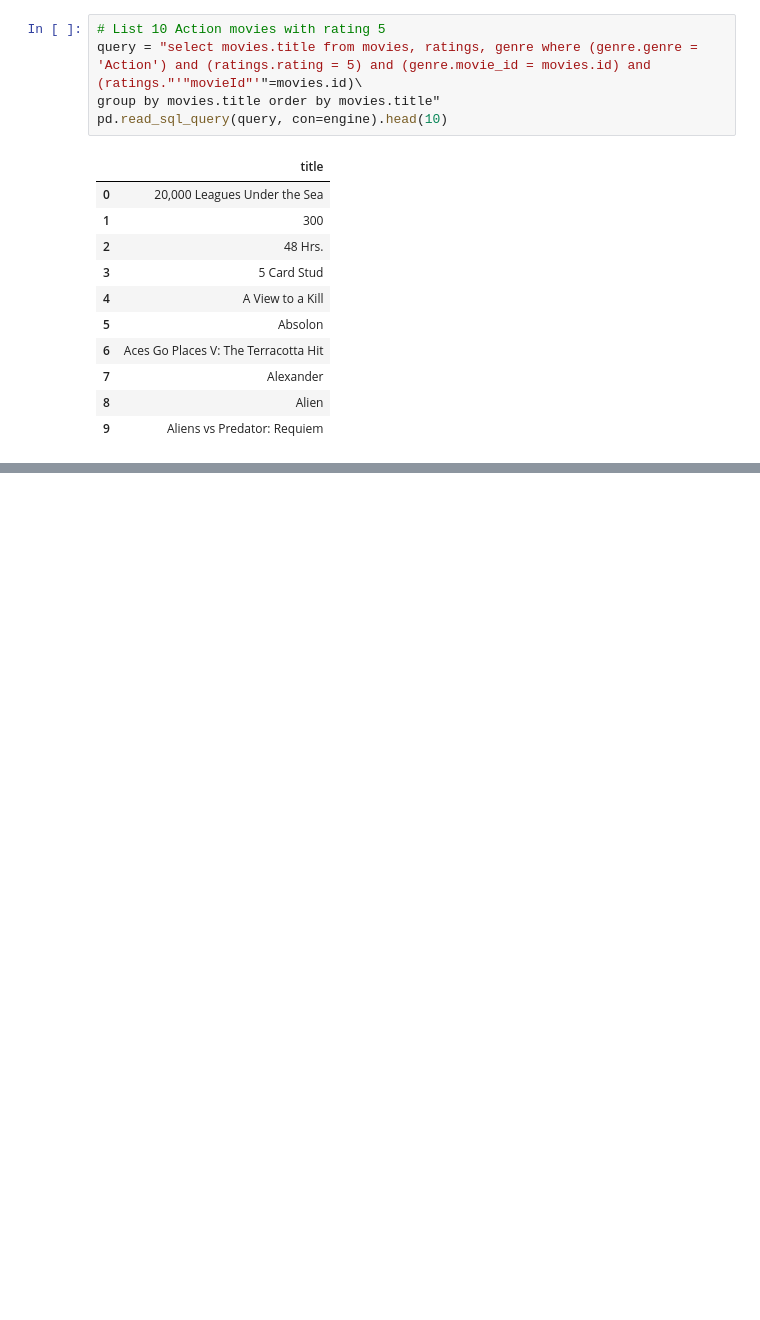
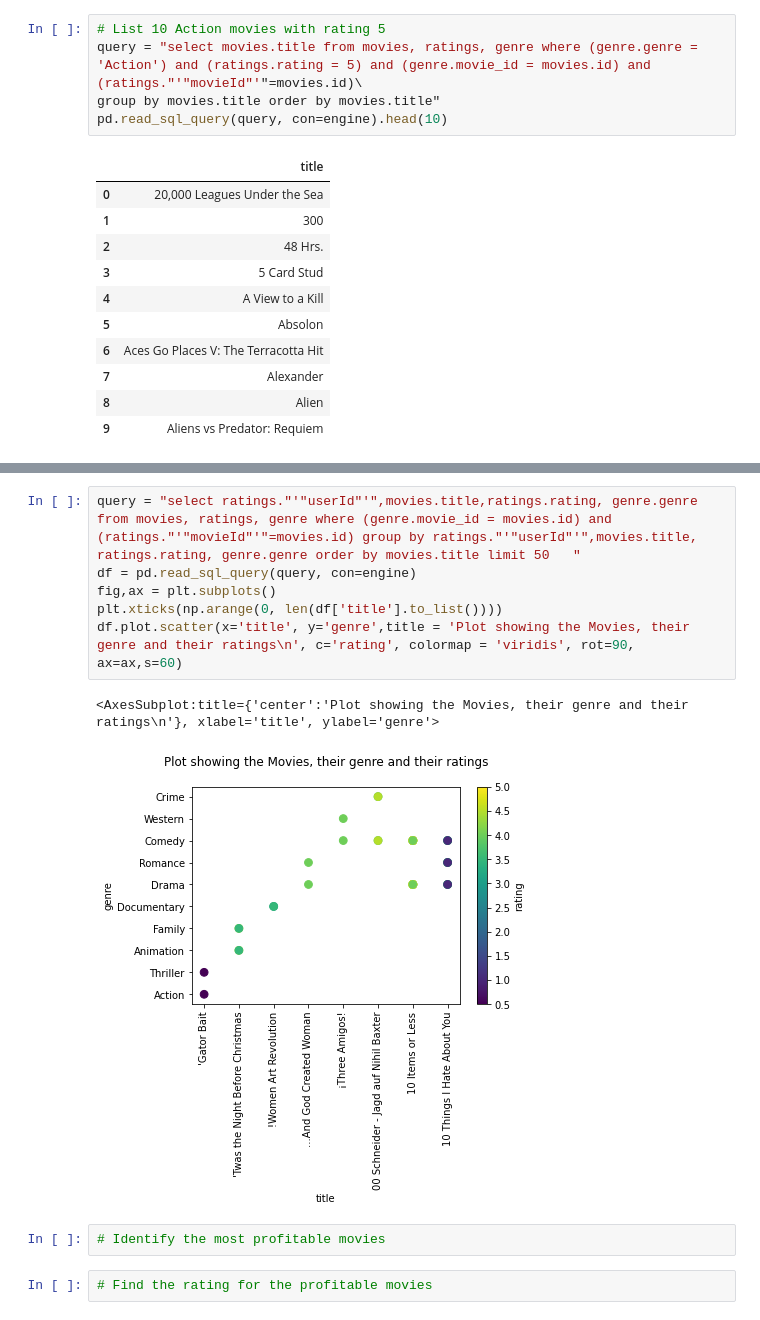
Before and after one commit to bsdutton/PROJECT2---ETL, a Jupyter notebook: ETL_ali_yuntian_Vasanta.ipynb, the cells around one changed output, grey strips where cells are left out. Drawn from its saved outputs; the diff is of its cells as text; blank space fills up the shorter version.

```diff
--- a/ETL_ali_yuntian_Vasanta.ipynb
+++ b/ETL_ali_yuntian_Vasanta.ipynb
@@ -347,0 +379,13 @@ pd.read_sql_query(query, con=engine).head(10)
+# %%
+query = "select ratings."'"userId"'",movies.title,ratings.rating, genre.genre from movies, ratings, genre where (genre.movie_id = movies.id) and (ratings."'"movieId"'"=movies.id) group by ratings."'"userId"'",movies.title, ratings.rating, genre.genre order by movies.title limit 50   "
+df = pd.read_sql_query(query, con=engine)
+fig,ax = plt.subplots()
+plt.xticks(np.arange(0, len(df['title'].to_list())))
+df.plot.scatter(x='title', y='genre',title = 'Plot showing the Movies, their genre and their ratings\n', c='rating', colormap = 'viridis', rot=90, ax=ax,s=60)
+# %% [output]
+<AxesSubplot:title={'center':'Plot showing the Movies, their genre and their ratings\n'}, xlabel='title', ylabel='genre'>
+[figure, added]
+# %%
+# Identify the most profitable movies
+# %%
+# Find the rating for the profitable movies
```
Also changed, not shown: parts of 3 cells of this notebook, 7 other files.
